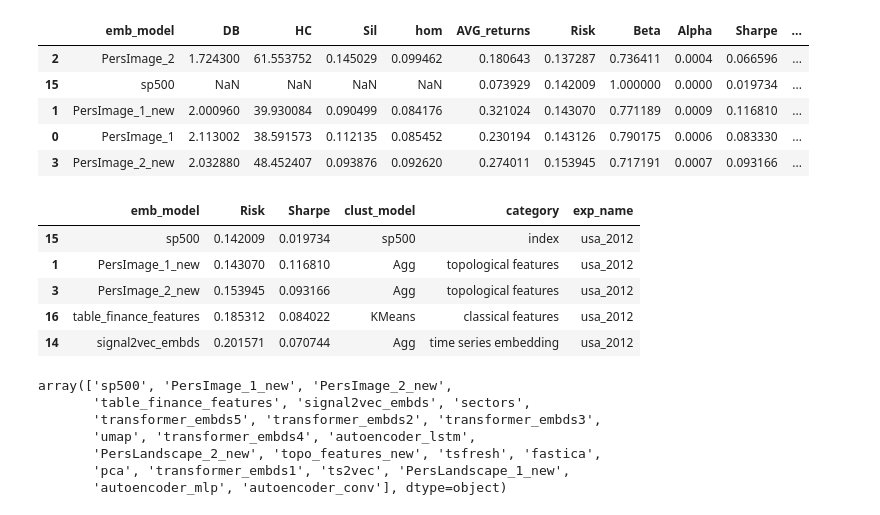
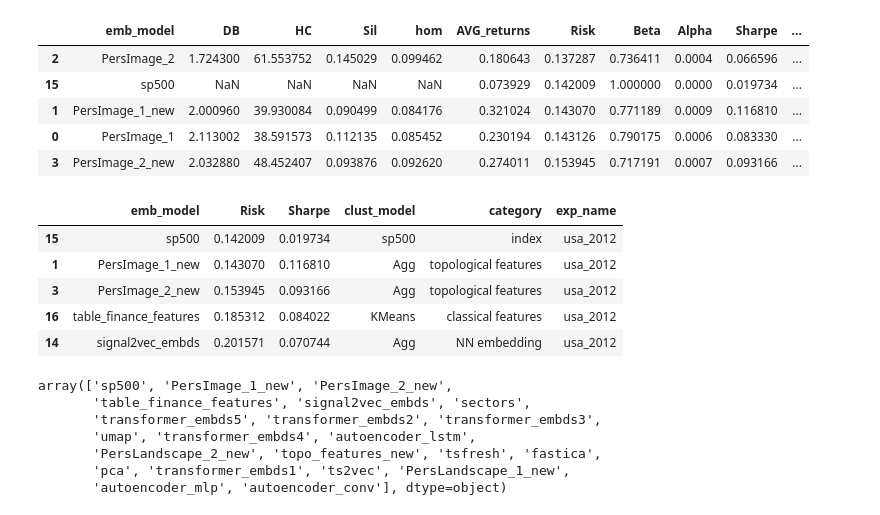
Before and after one commit to petrsokerin/Stock_clustering_paper, a Jupyter notebook: new_res_analysis.ipynb, the cells around one changed output. Drawn from its saved outputs; the diff is of its cells as text; code cells hidden in the pictures.

```diff
--- a/new_res_analysis.ipynb
+++ b/new_res_analysis.ipynb
@@ -53,7 +53,7 @@ dict_category2emb = {
 #  'MSTcorr',
 #  'TimeSeriesKMeans'],
 
-    'time series embedding' : ['ts2vec', 'signal2vec_embds']
+    'NN embedding' : ['ts2vec', 'signal2vec_embds']
 }
 
 dict_emb2cat = {method:categ for categ, list_methods in dict_category2emb.items() for method in list_methods }
@@ -128,23 +128,26 @@ all_experiments.head()
 # %%
 features_to_drop = ['DB', 'HC', 'Sil', 'hom', 'Beta', 'Alpha',
                     'AVG_returns', 'VaR', 'Drawdown', 'Recovery']
+
+all_experiments.drop(features_to_drop, axis=1)
+
+
 emb_to_drop = ['PersImage_2',
         'PersLandscape_1',
         'PersImage_1',
         'PersLandscape_2',
         'topo_features',]
 
 
-all_experiments = all_experiments.drop(features_to_drop, axis=1)\
-    .query('emb_model not in @emb_to_drop')
-all_experiments = all_experiments
+all_experiments = all_experiments.query('emb_model not in @emb_to_drop')
+all_experiments_dropped = all_experiments.drop(features_to_drop, axis=1)
 
-all_experiments.head()
+all_experiments_dropped.head()
 # %% [output]
 |  | emb_model | Risk | Sharpe | clust_model | category | exp_name |
 | 15 | sp500 | 0.142009 | 0.019734 | sp500 | index | usa_2012 |
 | 1 | PersImage_1_new | 0.143070 | 0.116810 | Agg | topological features | usa_2012 |
 | 3 | PersImage_2_new | 0.153945 | 0.093166 | Agg | topological features | usa_2012 |
 | 16 | table_finance_features | 0.185312 | 0.084022 | KMeans | classical features | usa_2012 |
-| 14 | signal2vec_embds | 0.201571 | 0.070744 | Agg | time series embedding | usa_2012 |
+| 14 | signal2vec_embds | 0.201571 | 0.070744 | Agg | NN embedding | usa_2012 |
 # %%
```
Also changed, not shown: parts of 14 cells of this notebook, 1 other file.
